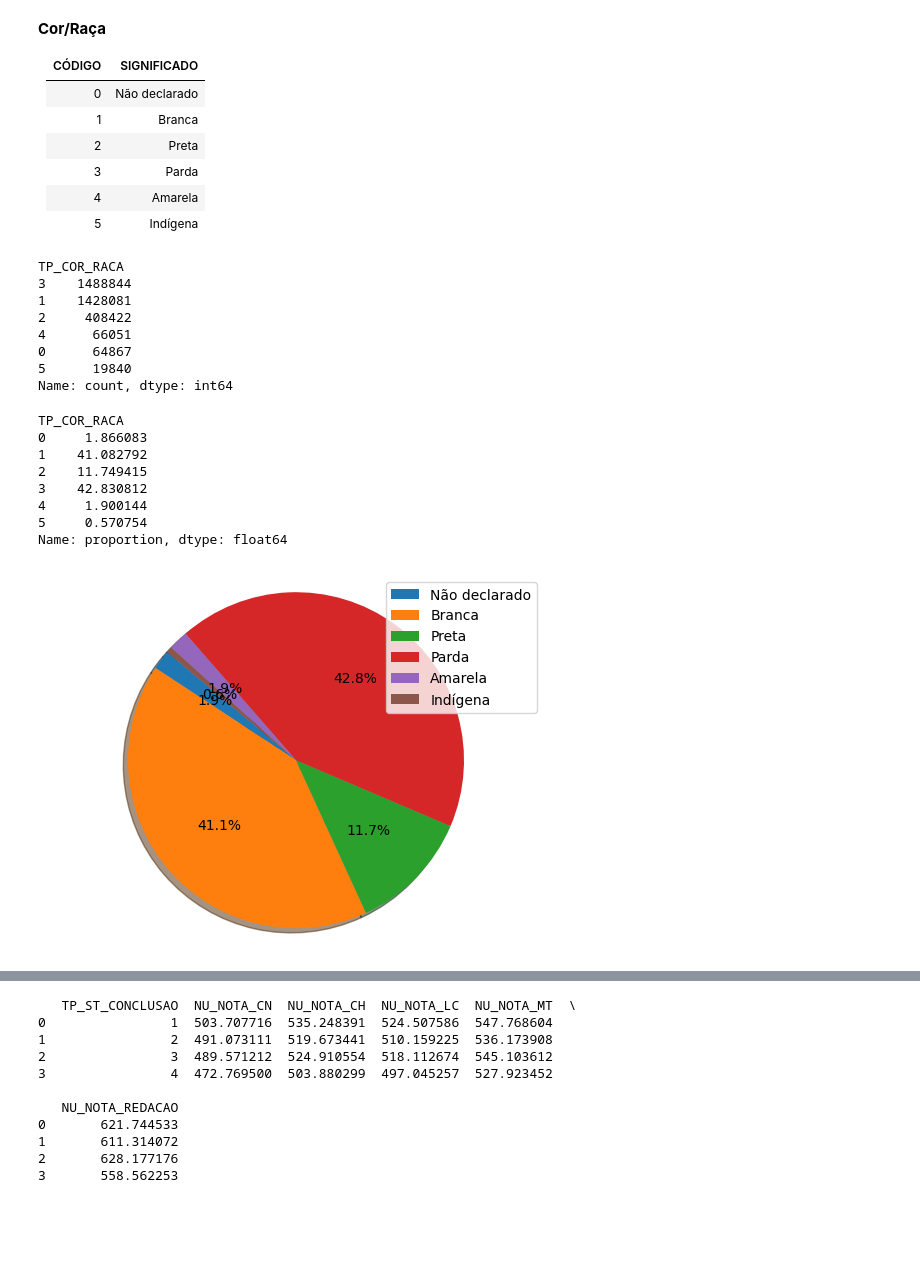
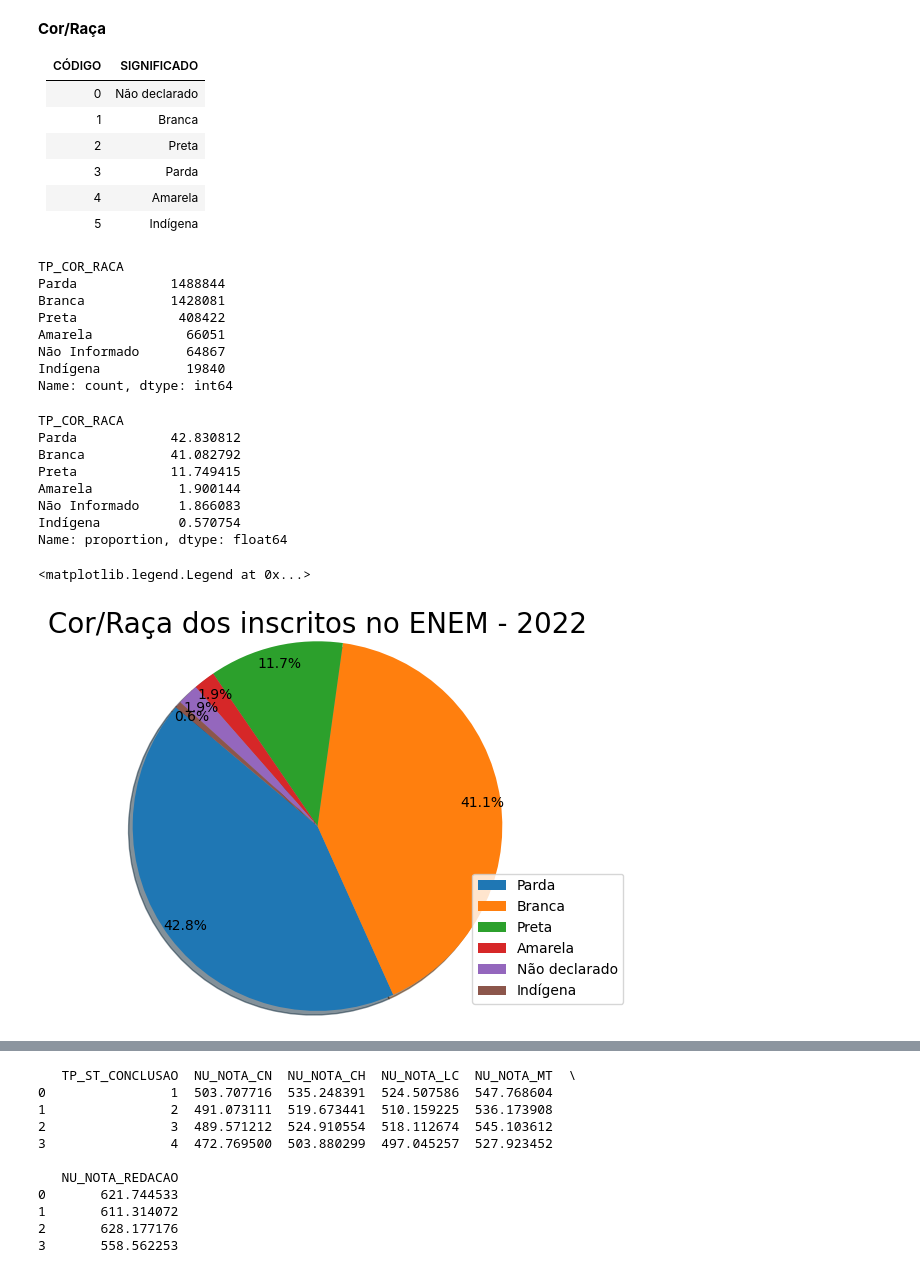
Before and after one commit to Grupo-B-Turma-2-Ada-VemSerTech/Projeto_Mod04_Ada_VemSerTech, a Jupyter notebook: Projeto.ipynb, the cells around one changed output, grey strips where cells are left out. Saved outputs shown, nothing was run; the diff lists cells and outputs as text; code cells hidden in the pictures; blank space fills up the shorter version.

Commit message:
Análise descritiva estado civil, tipo escola, conclusão ensino medio

```diff
--- a/Projeto.ipynb
+++ b/Projeto.ipynb
@@ -334,0 +353,6 @@ Text(0.5, 1.0, 'Gênero dos inscritos no ENEM - 2022')
+# %%
+df_enem['TP_ESTADO_CIVIL'].replace(0, 'Não Informado', inplace=True)
+df_enem['TP_ESTADO_CIVIL'].replace(1, 'Solteiro(a)', inplace=True)
+df_enem['TP_ESTADO_CIVIL'].replace(2, 'Casado(a)', inplace=True)
+df_enem['TP_ESTADO_CIVIL'].replace(3, 'Divorciado(a)', inplace=True)
+df_enem['TP_ESTADO_CIVIL'].replace(4, 'Viúvo(a)', inplace=True)
@@ -350,39 +415,54 @@ CÓDIGO | SIGNIFICADO
 3      | Parda
 4      | Amarela
 5      | Indígena
+# %%
+df_enem['TP_COR_RACA'].replace(0, 'Não Informado', inplace=True)
+df_enem['TP_COR_RACA'].replace(1, 'Branca', inplace=True)
+df_enem['TP_COR_RACA'].replace(2, 'Preta', inplace=True)
+df_enem['TP_COR_RACA'].replace(3, 'Parda', inplace=True)
+df_enem['TP_COR_RACA'].replace(4, 'Amarela', inplace=True)
+df_enem['TP_COR_RACA'].replace(5, 'Indígena', inplace=True)
 # %%
 df_enem['TP_COR_RACA'].value_counts()
 # %% [output]
 TP_COR_RACA
-3    1488844
-1    1428081
-2     408422
-4      66051
-0      64867
-5      19840
+Parda            1488844
+Branca           1428081
+Preta             408422
+Amarela            66051
+Não Informado      64867
+Indígena           19840
 Name: count, dtype: int64
 # %%
-insc_p_raca = df_enem['TP_COR_RACA'].value_counts(normalize=True)*100
-insc_p_raca=insc_p_raca.sort_index()
-insc_p_raca
+percentual_raca = df_enem['TP_COR_RACA'].value_counts(normalize=True)*100
+percentual_raca
 # %% [output]
 TP_COR_RACA
-0     1.866083
-1    41.082792
-2    11.749415
-3    42.830812
-4     1.900144
-5     0.570754
+Parda            42.830812
+Branca           41.082792
+Preta            11.749415
+Amarela           1.900144
+Não Informado     1.866083
+Indígena          0.570754
 Name: proportion, dtype: float64
 # %%
-labels = ("Não declarado", "Branca", "Preta", "Parda", "Amarela", "Indígena")
+labels = ("Parda", "Branca", "Preta", "Amarela", "Não declarado", "Indígena")
 explode = (0, 0, 0, 0, 0, 0)
-plt.pie(insc_p_raca, autopct='%1.1f%%', shadow=True, startangle=140, explode=explode)
 
-plt.legend(labels, loc="upper right")
-
-plt.axis('equal')
-plt.show()
+fig, ax = plt.subplots()
+ax.pie(percentual_raca,
+        explode=explode,
+        #labels=labels,
+        autopct='%1.1f%%',
+        pctdistance=.9,
+        shadow=True,
+        startangle=140,
+        radius=1.25
+        )
+ax.set_title('Cor/Raça dos inscritos no ENEM - 2022', fontsize=20)
+ax.legend(labels, loc="lower left",
+          bbox_to_anchor=(.9, 0, 0.5, 1))
 # %% [output]
+<matplotlib.legend.Legend at 0x...>
-[figure, old version]
+[figure, new version]
 # %% [markdown]
```
Also changed, not shown: parts of 19 cells of this notebook.
